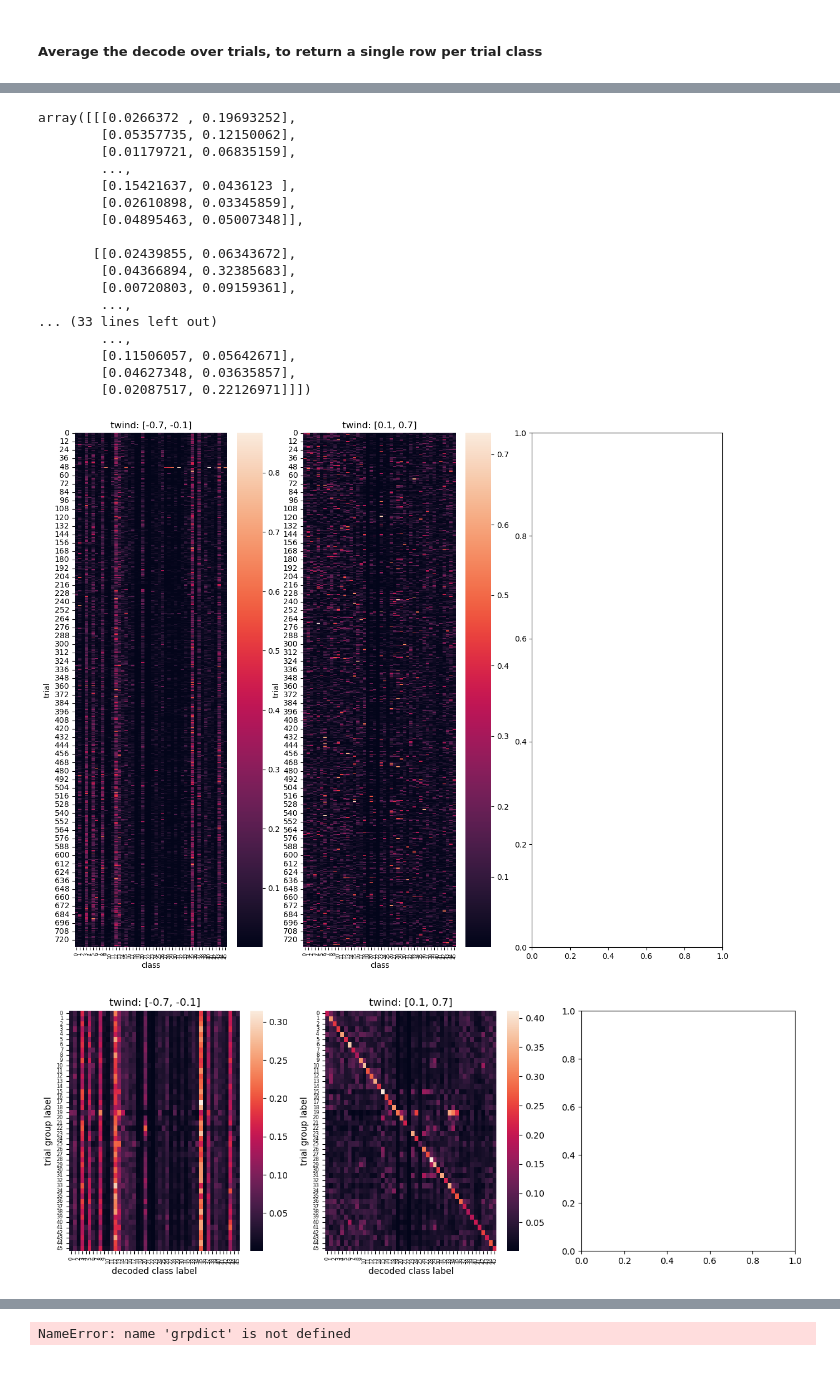
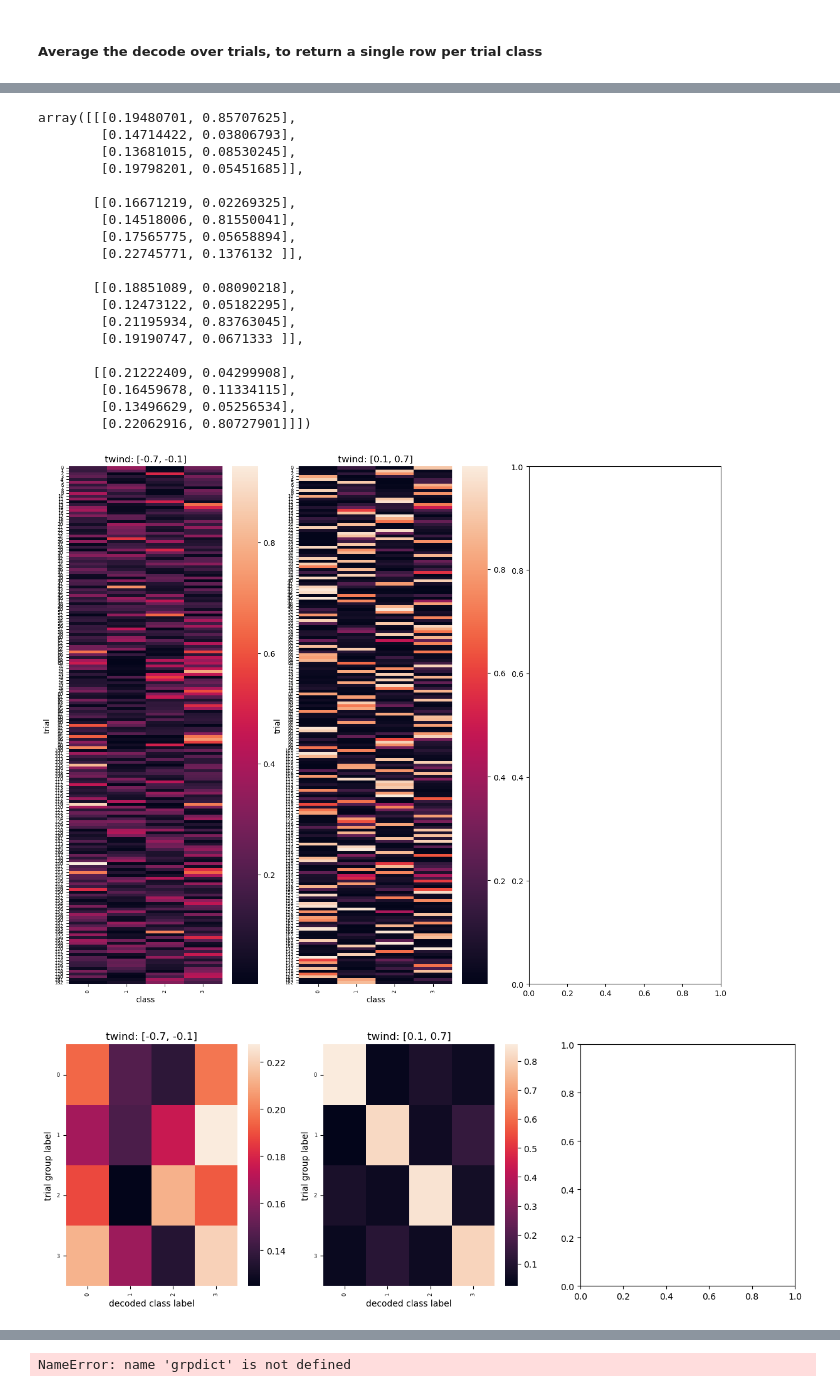
Before and after one commit to lucast4/neuralmonkey, a Jupyter notebook: neuralmonkey/notebooks_tutorials/240617_snippets_momentbymoment_decode.ipynb, the cells around one changed output, grey strips where cells are left out. Drawn from its saved outputs; the diff is of its cells as text; code cells hidden in the pictures.

```diff
--- a/neuralmonkey/notebooks_tutorials/240617_snippets_momentbymoment_decode.ipynb
+++ b/neuralmonkey/notebooks_tutorials/240617_snippets_momentbymoment_decode.ipynb
@@ -66,8 +60,8 @@ if False: # Ingore this for now
 # %%
-bregions = ["preSMA"]
+bregions = ["PMv"]
 events = ["03_samp"]
 
 DFallpa = DFallpa[(DFallpa["bregion"].isin(bregions)) & (DFallpa["event"].isin(events))].reset_index(drop=True)
-pa =DFallpa["pa"].values[0]
-pa.plotNeurHeat(trial=100)
+PA =DFallpa["pa"].values[0]
+PA.plotNeurHeat(trial=100)
 # %% [output]
@@ -79,0 +71,15 @@ pa = DFallpa["pa"].values[0]
+# %%
+dflab = PA.Xlabels["trials"]
+
+# -- Image features
+# Each trial can have 1,2,3,or 4 strokes in the image
+print(dflab["FEAT_num_strokes_task"].value_counts())
+
+# Each trial has a specific set of locations that the shapes are presented:
+print(dflab["taskconfig_loc"].value_counts())
+
+# Each trial has a specific set of shapes presented
+print(dflab["taskconfig_shp"].value_counts())
+
+# Each trial has a specific set of (location x shapes) presented
+print(dflab["taskconfig_shploc"].value_counts())
@@ -80,10 +144,15 @@ pa = DFallpa["pa"].values[0]
 # %% [markdown]
 ##### Train decoder (fiurst Extract data for pre-samp and post-samp)
+# %%
+# Train decoder on trials that only have one stroke..
+
+inds = dflab[dflab["FEAT_num_strokes_task"]==1].index.tolist()
+PAtrain = PA.slice_by_dim_indices_wrapper("trials", inds, reset_trial_indices=True)
 # %%
 from neuralmonkey.analyses.decode_moment import Decoder
 var = "seqc_0_shape" # Decoded variable
 twind_train = [0.1, 0.7]
 
-Dc = Decoder(pa, var, twind_train)
-Dc.train_decoder()
+Dc = Decoder(PAtrain, var, twind_train)
+Dc.train_decoder(PLOT=True)
 # %% [output]
@@ -149,5 +199,5 @@ scores = Dc.scalar_score_twinds_trials(list_twind)
 # %%
 vars_trial = ["seqc_0_shape"]
 
-Dc.scalar_score_twinds_trialgroupings(vars_trial, list_twind)
+Dc.scalar_score_twinds_trialgroupings(vars_trial, list_twind, PLOT=True)
 # %% [output]
@@ -171,19 +212,21 @@ Dc.scalar_score_twinds_trialgroupings(vars_trial, list_twind)
-array([[[0.0266372 , 0.19693252],
-        [0.05357735, 0.12150062],
-        [0.01179721, 0.06835159],
-        ...,
-        [0.15421637, 0.0436123 ],
-        [0.02610898, 0.03345859],
-        [0.04895463, 0.05007348]],
+array([[[0.19480701, 0.85707625],
+        [0.14714422, 0.03806793],
+        [0.13681015, 0.08530245],
+        [0.19798201, 0.05451685]],
 
-       [[0.02439855, 0.06343672],
-        [0.04366894, 0.32385683],
-        [0.00720803, 0.09159361],
-        ...,
-... (33 lines left out)
-        ...,
-        [0.11506057, 0.05642671],
-        [0.04627348, 0.03635857],
-        [0.02087517, 0.22126971]]])
+       [[0.16671219, 0.02269325],
+        [0.14518006, 0.81550041],
+        [0.17565775, 0.05658894],
+        [0.22745771, 0.1376132 ]],
+
+       [[0.18851089, 0.08090218],
+        [0.12473122, 0.05182295],
+        [0.21195934, 0.83763045],
+        [0.19190747, 0.0671333 ]],
+
+       [[0.21222409, 0.04299908],
+        [0.16459678, 0.11334115],
+        [0.13496629, 0.05256534],
+        [0.22062916, 0.80727901]]])
-[figure, old version]
+[figure, new version]
-[figure, old version]
+[figure, new version]
```
Also changed, not shown: parts of 24 cells of this notebook.
